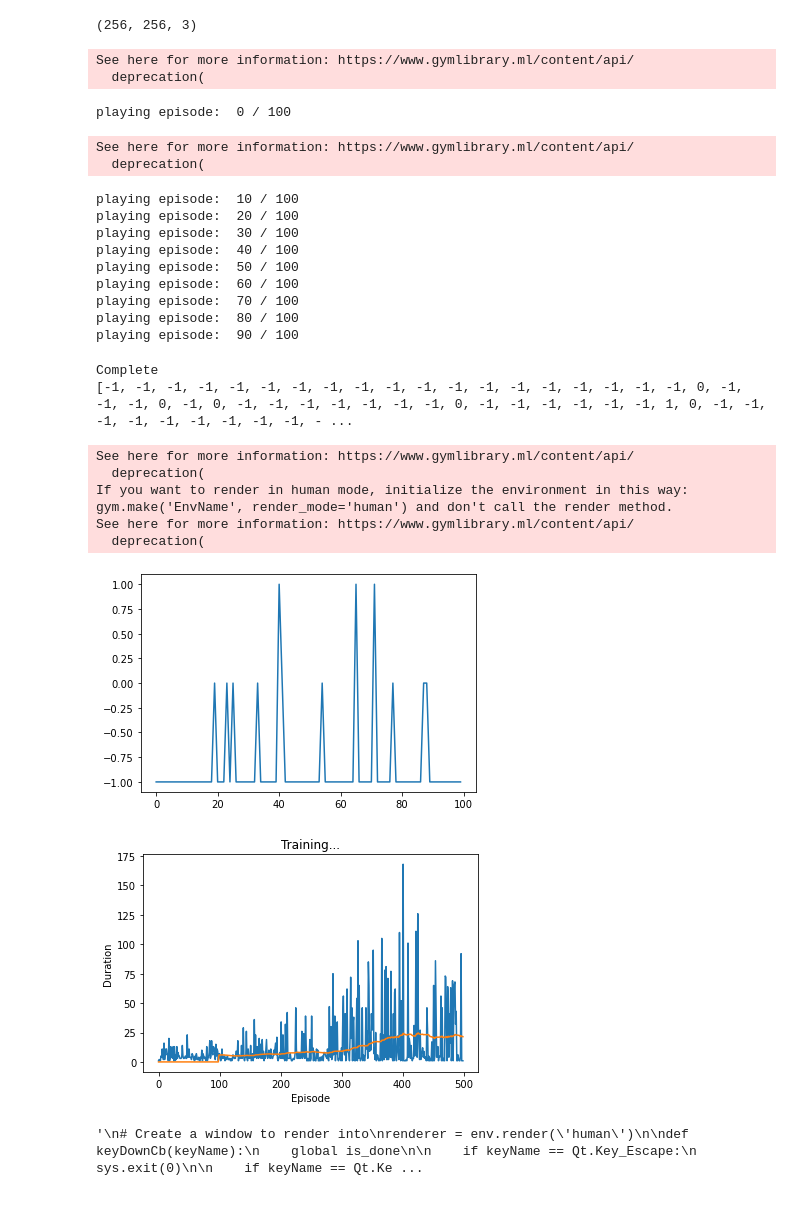
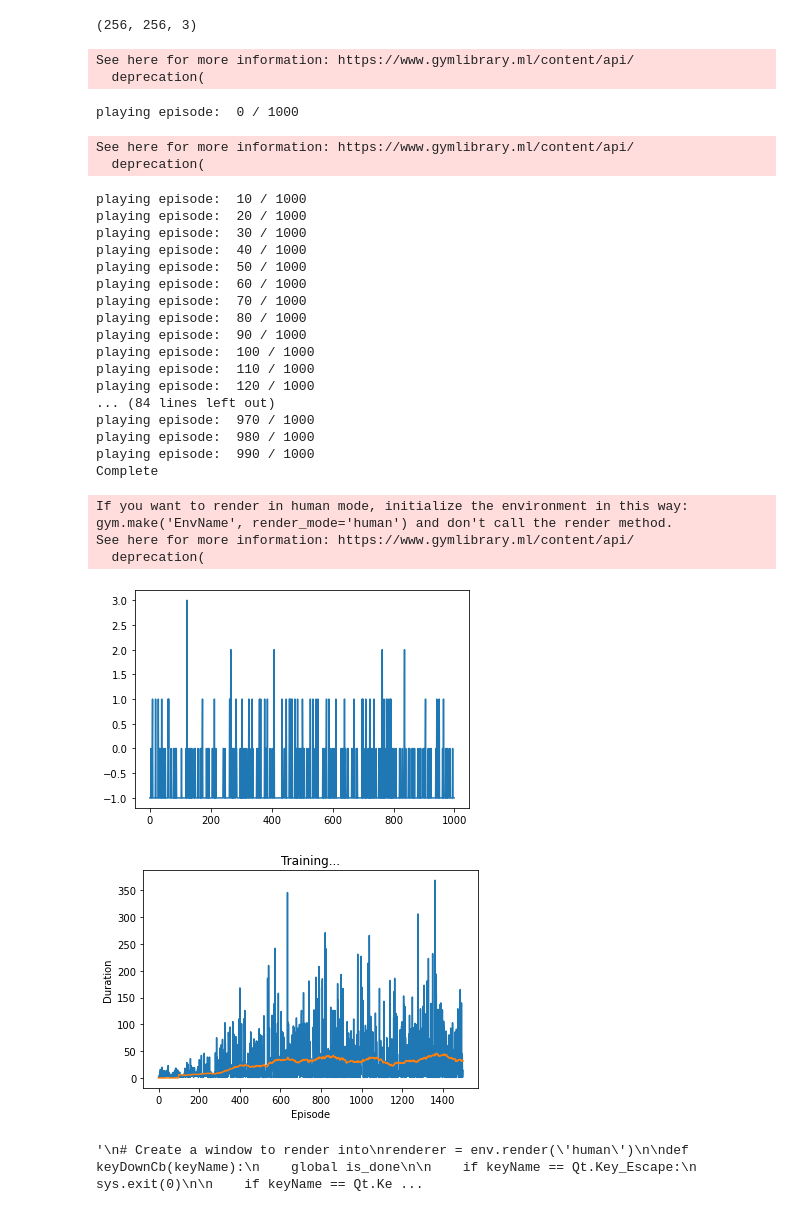
Before and after one commit to MaltheT/dl-project-grp21, a Jupyter notebook: src/snake_trainer.ipynb, the cells around one changed output. Cells and saved outputs as stored; diff of their text form; code cells hidden in the pictures.

```diff
--- a/src/snake_trainer.ipynb
+++ b/src/snake_trainer.ipynb
@@ -253,7 +253,7 @@ def optimize_model():
 # %%
 num_episodes = 1000
 
-env = gym.wrappers.RecordVideo(env, 'video', episode_trigger = lambda x: x % 2 == 100)
+env = gym.wrappers.RecordVideo(env, 'video', episode_trigger = lambda x: x % 2 == 0)
 
 episode_reward = 0
 rewards = []
@@ -288,52 +288,56 @@ for i_episode in range(num_episodes):
         # Store the transition in memory
         memory.push(state, action, next_state, reward)
 
         # Move to the next state
         state = next_state
 
         # Perform one step of the optimization (on the policy network)
         optimize_model()
         if done:
             rewards.append(episode_reward.item())
             episode_durations.append(t + 1)
             #plot_durations()
             break
 
         # Update the target network, copying all weights and biases in DQN
         if t % TARGET_UPDATE == 0:
             target_net.load_state_dict(policy_net.state_dict())
 
 print('Complete')
 env.render()
 env.close()
 plt.plot(rewards)
 plt.ioff()
 plt.show()
 plot_durations()
 # %% [output]
 See here for more information: https://www.gymlibrary.ml/content/api/
   deprecation(
-playing episode:  0 / 100
+playing episode:  0 / 1000
 See here for more information: https://www.gymlibrary.ml/content/api/
   deprecation(
-playing episode:  10 / 100
-playing episode:  20 / 100
-playing episode:  30 / 100
-playing episode:  40 / 100
-playing episode:  50 / 100
-playing episode:  60 / 100
-playing episode:  70 / 100
-playing episode:  80 / 100
-playing episode:  90 / 100
+playing episode:  10 / 1000
+playing episode:  20 / 1000
+playing episode:  30 / 1000
+playing episode:  40 / 1000
+playing episode:  50 / 1000
+playing episode:  60 / 1000
+playing episode:  70 / 1000
+playing episode:  80 / 1000
+playing episode:  90 / 1000
+playing episode:  100 / 1000
+playing episode:  110 / 1000
+playing episode:  120 / 1000
+... (84 lines left out)
+playing episode:  970 / 1000
+playing episode:  980 / 1000
+playing episode:  990 / 1000
+Complete
-Complete
-[-1, -1, -1, -1, -1, -1, -1, -1, -1, -1, -1, -1, -1, -1, -1, -1, -1, -1, -1, 0, -1, -1, -1, 0, -1, 0, -1, -1, -1, -1, -1, -1, -1, 0, -1, -1, -1, -1, -1, -1, 1, 0, -1, -1, -1, -1, -1, -1, -1, -1, -1, - ...
+If you want to render in human mode, initialize the environment in this way: gym.make('EnvName', render_mode='human') and don't call the render method.
+See here for more information: https://www.gymlibrary.ml/content/api/
+  deprecation(
-See here for more information: https://www.gymlibrary.ml/content/api/
-  deprecation(
-If you want to render in human mode, initialize the environment in this way: gym.make('EnvName', render_mode='human') and don't call the render method.
-See here for more information: https://www.gymlibrary.ml/content/api/
-  deprecation(
-[figure, old version]
+[figure, new version]
-[figure, old version]
+[figure, new version]
 # %%
 """Play self"""
 """
```
